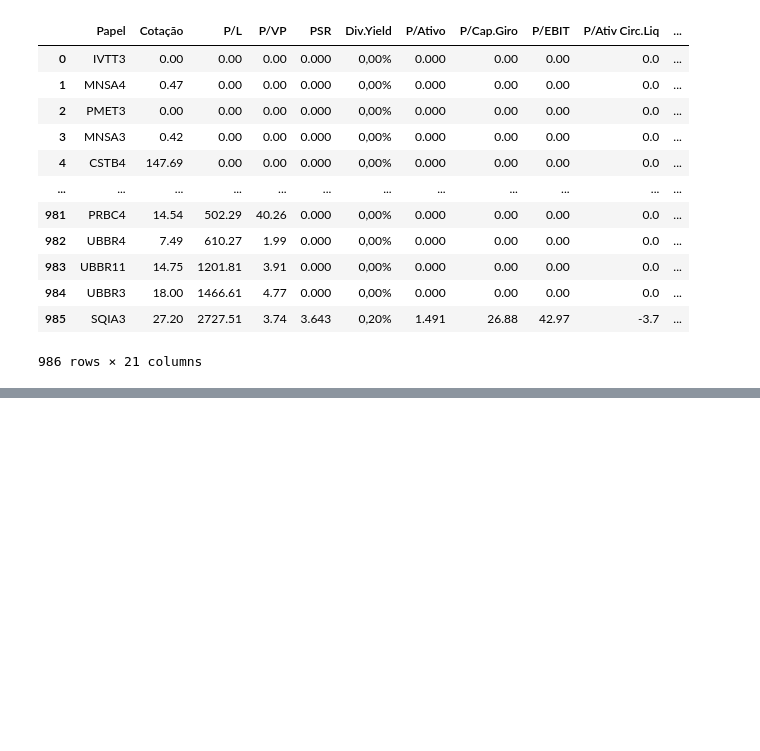
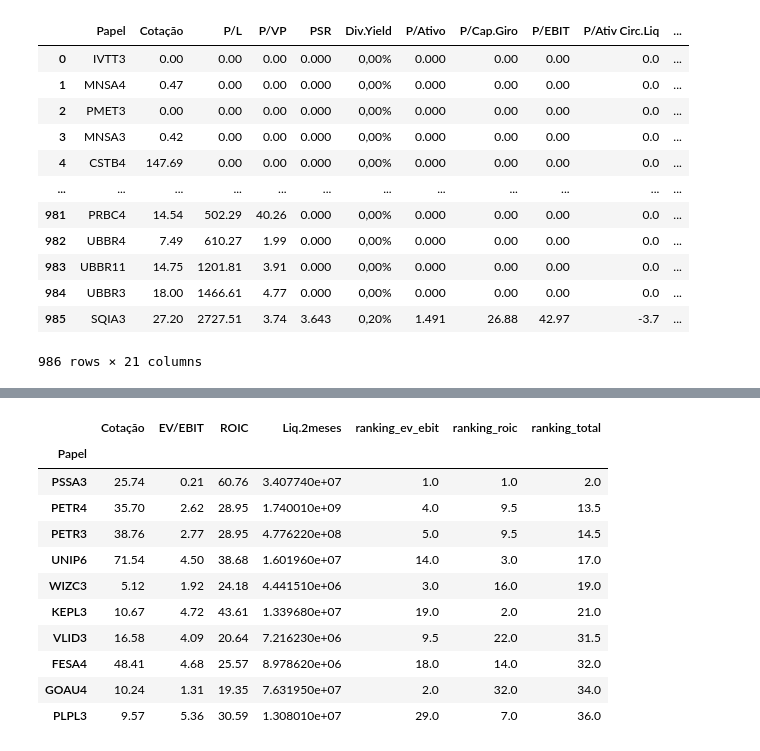
Before and after one commit to fcardosoo/Python-Mercado-Financeiro-Formula-Magica-com-webscrapring, a Jupyter notebook: script.ipynb, the cells around one changed output, grey strips where cells are left out. Cells and saved outputs as stored; diff of their text form; code cells hidden in the pictures; blank space fills up the shorter version.

```diff
--- a/script.ipynb
+++ b/script.ipynb
@@ -58,0 +129,15 @@ tabela
+# %%
+tabela.head(10)
+# %% [output]
+|  | Cotação | EV/EBIT | ROIC | Liq.2meses | ranking_ev_ebit | ranking_roic | ranking_total |
+| Papel |  |  |  |  |  |  |  |
+| PSSA3 | 25.74 | 0.21 | 60.76 | 3.407740e+07 | 1.0 | 1.0 | 2.0 |
+| PETR4 | 35.70 | 2.62 | 28.95 | 1.740010e+09 | 4.0 | 9.5 | 13.5 |
+| PETR3 | 38.76 | 2.77 | 28.95 | 4.776220e+08 | 5.0 | 9.5 | 14.5 |
+| UNIP6 | 71.54 | 4.50 | 38.68 | 1.601960e+07 | 14.0 | 3.0 | 17.0 |
+| WIZC3 | 5.12 | 1.92 | 24.18 | 4.441510e+06 | 3.0 | 16.0 | 19.0 |
+| KEPL3 | 10.67 | 4.72 | 43.61 | 1.339680e+07 | 19.0 | 2.0 | 21.0 |
+| VLID3 | 16.58 | 4.09 | 20.64 | 7.216230e+06 | 9.5 | 22.0 | 31.5 |
+| FESA4 | 48.41 | 4.68 | 25.57 | 8.978620e+06 | 18.0 | 14.0 | 32.0 |
+| GOAU4 | 10.24 | 1.31 | 19.35 | 7.631950e+07 | 2.0 | 32.0 | 34.0 |
+| PLPL3 | 9.57 | 5.36 | 30.59 | 1.308010e+07 | 29.0 | 7.0 | 36.0 |
```
Also changed, not shown: parts of 13 cells of this notebook.
